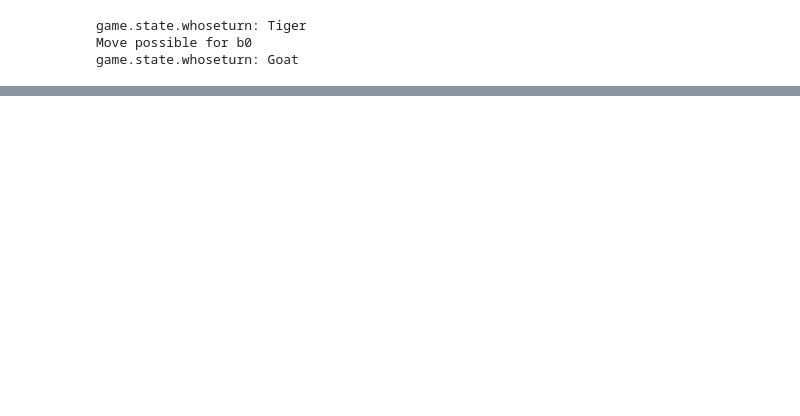
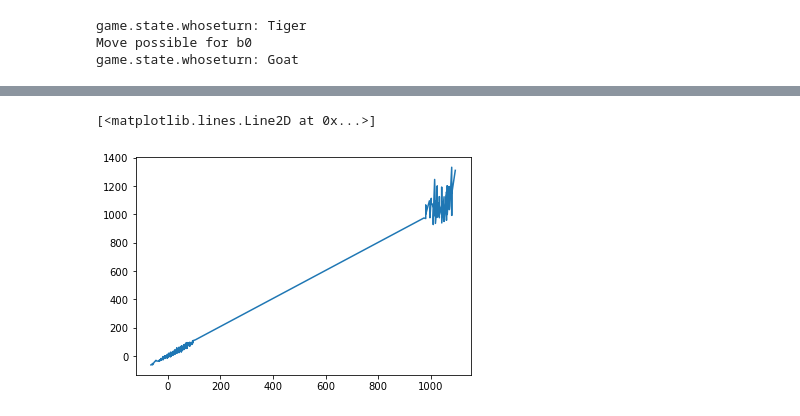
Before and after one commit to nsanthan/tigersandgoats, a Jupyter notebook: Untitled.ipynb, the cells around one changed output, grey strips where cells are left out. Cells and saved outputs as stored; diff of their text form; code cells hidden in the pictures; blank space fills up the shorter version.

```diff
--- a/Untitled.ipynb
+++ b/Untitled.ipynb
@@ -108,0 +101,30 @@ print(training)
+# %%
+from sklearn.utils import shuffle
+from sklearn.model_selection import train_test_split
+from keras.optimizers import SGD, Nadam
+
+
+#training, target = shuffle(training, target)
+
+#training_train, training_test, target_train, target_test = train_test_split(training, target, test_size=0.15, random_state=0)
+
+initializer = tf.keras.initializers.RandomNormal(stddev = 1)
+
+model = keras.Sequential()
+model.add(keras.Input(shape=(24*3,)))
+model.add(layers.Dense(200,
+                       activation="relu",
+                       name="input_layer",
+                       kernel_initializer=tf.keras.initializers.RandomNormal(stddev= .5)))
+model.add(layers.Dense(150,
+                       activation="relu",
+                       name="hidden_layer_1",
+                       kernel_initializer=tf.keras.initializers.RandomNormal(stddev = .5)))
+model.add(layers.Dense(75,
+                       activation="relu",
+                       name="hidden_layer_2",
+                       kernel_initializer=tf.keras.initializers.RandomNormal(stddev = .5)))
+model.add(layers.Dense(1,
+                       name="output_layer",
+                       kernel_initializer=tf.keras.initializers.RandomNormal(stddev = .5)))
+model.summary()
@@ -108,0 +148,6 @@ print(training)
+# %%
+model.compile(loss=tf.keras.losses.MeanSquaredError(), optimizer='rmsprop')
+model.fit(training, target, epochs=100, batch_size=10)
+
+w1 = model.layers[0].get_weights()
+w2= model.layers[1].get_weights()
@@ -108,0 +172,9 @@ print(training)
+# %%
+import matplotlib.pyplot as plt
+
+sortindex = list(range(len(target)))
+sortindex.sort(key = lambda x: target[x])
+plt.plot(target[sortindex], model.predict(training)[sortindex])
+# %% [output]
+[<matplotlib.lines.Line2D at 0x...>]
+[figure, added]
```
Also changed, not shown: parts of 8 cells of this notebook, 1 other file.
